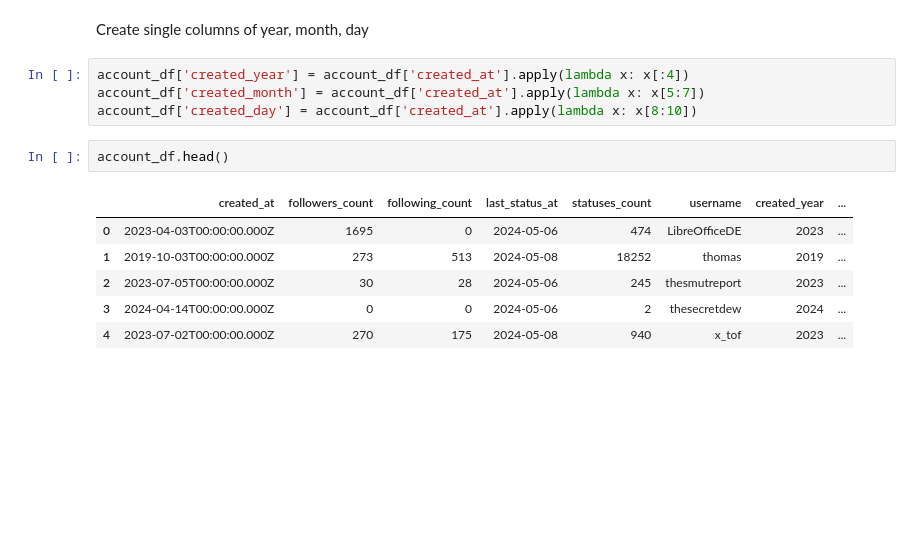
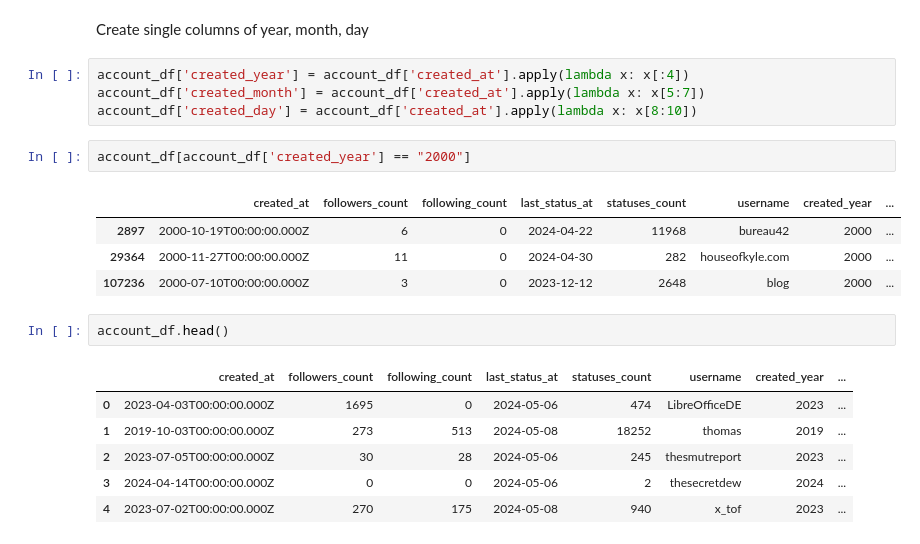
Before and after one commit to StevenDB995/COMP90024_Assignment2_Grp24, a Jupyter notebook: frontend/scenario1.ipynb, the cells around one changed output. Cells and saved outputs as stored; diff of their text form; blank space fills up the shorter version.

```diff
--- a/frontend/scenario1.ipynb
+++ b/frontend/scenario1.ipynb
@@ -28,6 +43,13 @@ Create single columns of year, month, day
 account_df['created_year'] = account_df['created_at'].apply(lambda x: x[:4])
 account_df['created_month'] = account_df['created_at'].apply(lambda x: x[5:7])
 account_df['created_day'] = account_df['created_at'].apply(lambda x: x[8:10])
+# %%
+account_df[account_df['created_year'] == "2000"]
+# %% [output]
+|  | created_at | followers_count | following_count | last_status_at | statuses_count | username | created_year | ... |
+| 2897 | 2000-10-19T00:00:00.000Z | 6 | 0 | 2024-04-22 | 11968 | bureau42 | 2000 | ... |
+| 29364 | 2000-11-27T00:00:00.000Z | 11 | 0 | 2024-04-30 | 282 | houseofkyle.com | 2000 | ... |
+| 107236 | 2000-07-10T00:00:00.000Z | 3 | 0 | 2023-12-12 | 2648 | blog | 2000 | ... |
 # %%
 account_df.head()
 # %% [output]
```
Also changed, not shown: parts of 18 cells of this notebook, 1 other file.
